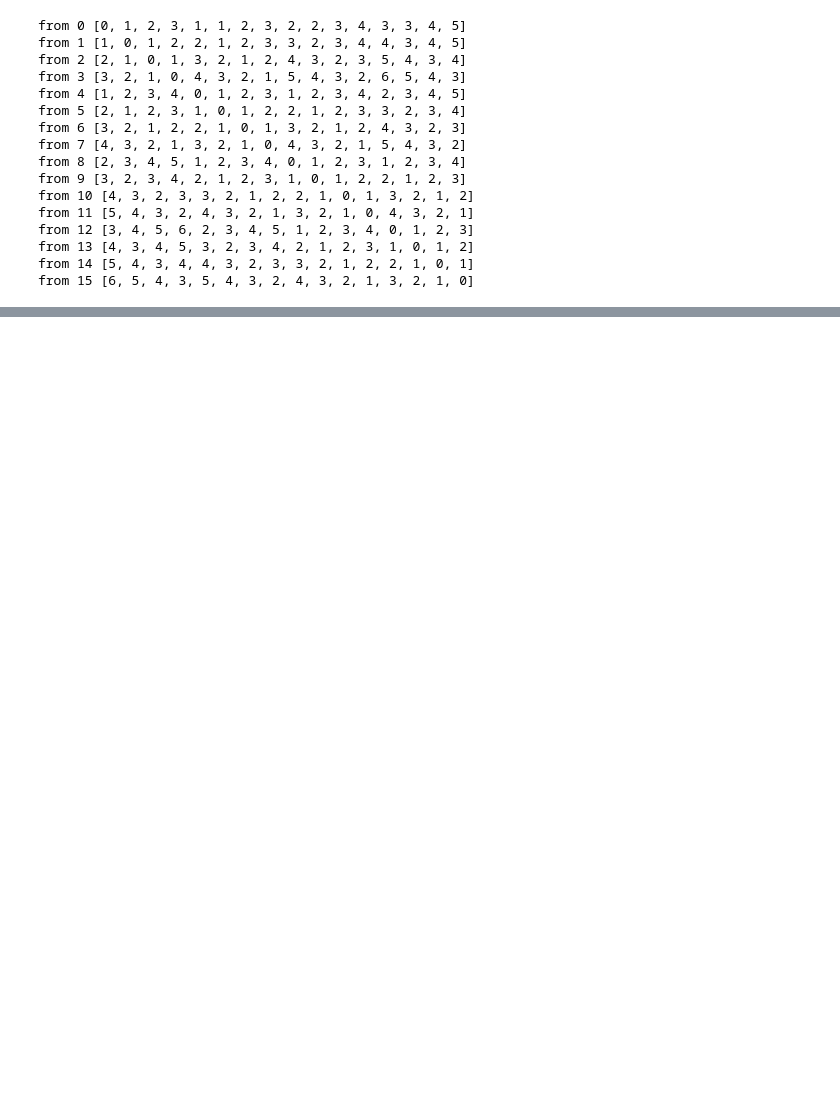
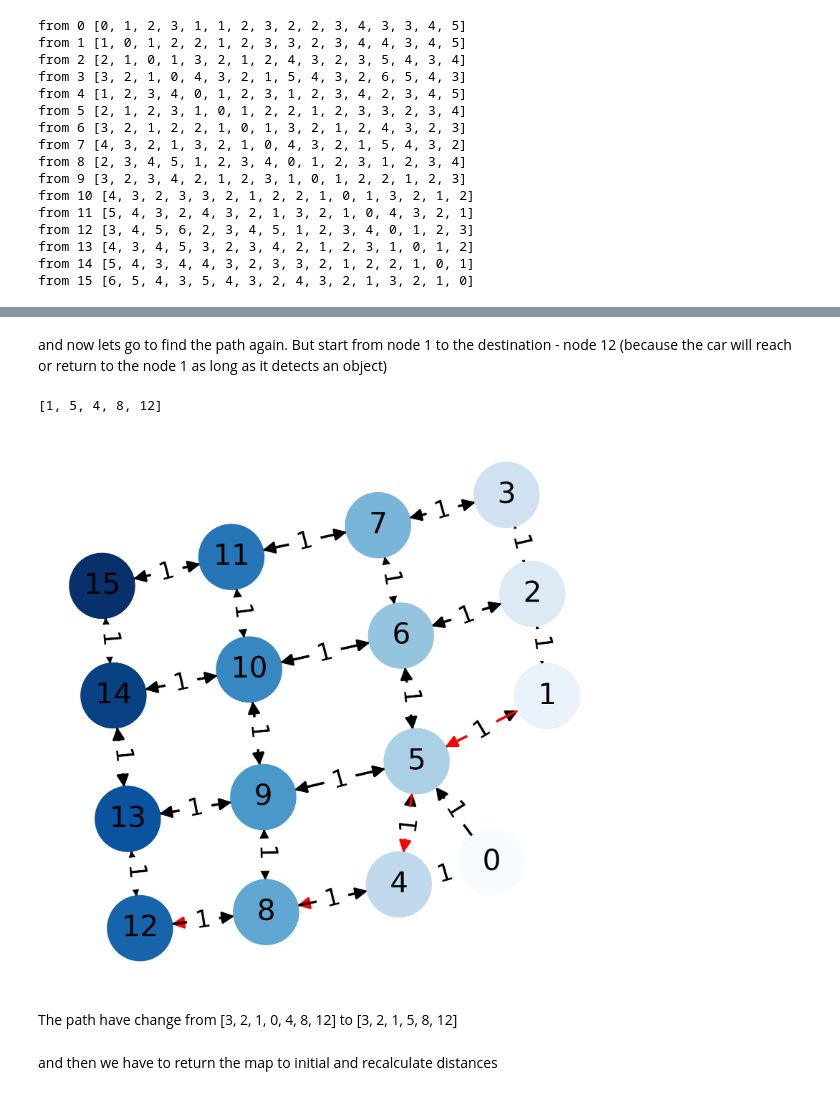
Before and after one commit to dunghoang190699/Path_Finding_Jupiter_Notebook, a Jupyter notebook: dijkstra.ipynb, the cells around one changed output, grey strips where cells are left out. Saved outputs shown, nothing was run; the diff lists cells and outputs as text; code cells hidden in the pictures; blank space fills up the shorter version.

```diff
--- a/dijkstra.ipynb
+++ b/dijkstra.ipynb
@@ -169,0 +183,6 @@ GraphHelper.printGraph(input, dj.getBestPath(3, 12))
+# %%
+x = 0
+y = 1
+input [x][y] = 0
+input [y][x] = 0
+print(input)
@@ -169,0 +217,13 @@ GraphHelper.printGraph(input, dj.getBestPath(3, 12))
+# %% [markdown]
+and now lets go to find the path again. But start from node 1 to the destination - node 12
+(because the car will reach or return to the node 1 as long as it detects an object)
+# %%
+print(dj.getBestPath(y, 12))
+GraphHelper.printGraph(input, dj.getBestPath(y, 12))
+# %% [output]
+[1, 5, 4, 8, 12]
+[figure, added]
+# %% [markdown]
+The path have change from [3, 2, 1, 0, 4, 8, 12] to [3, 2, 1, 5, 8, 12]
+# %% [markdown]
+and then we have to return the map to initial and recalculate distances
```
Also changed, not shown: parts of 15 cells of this notebook.
